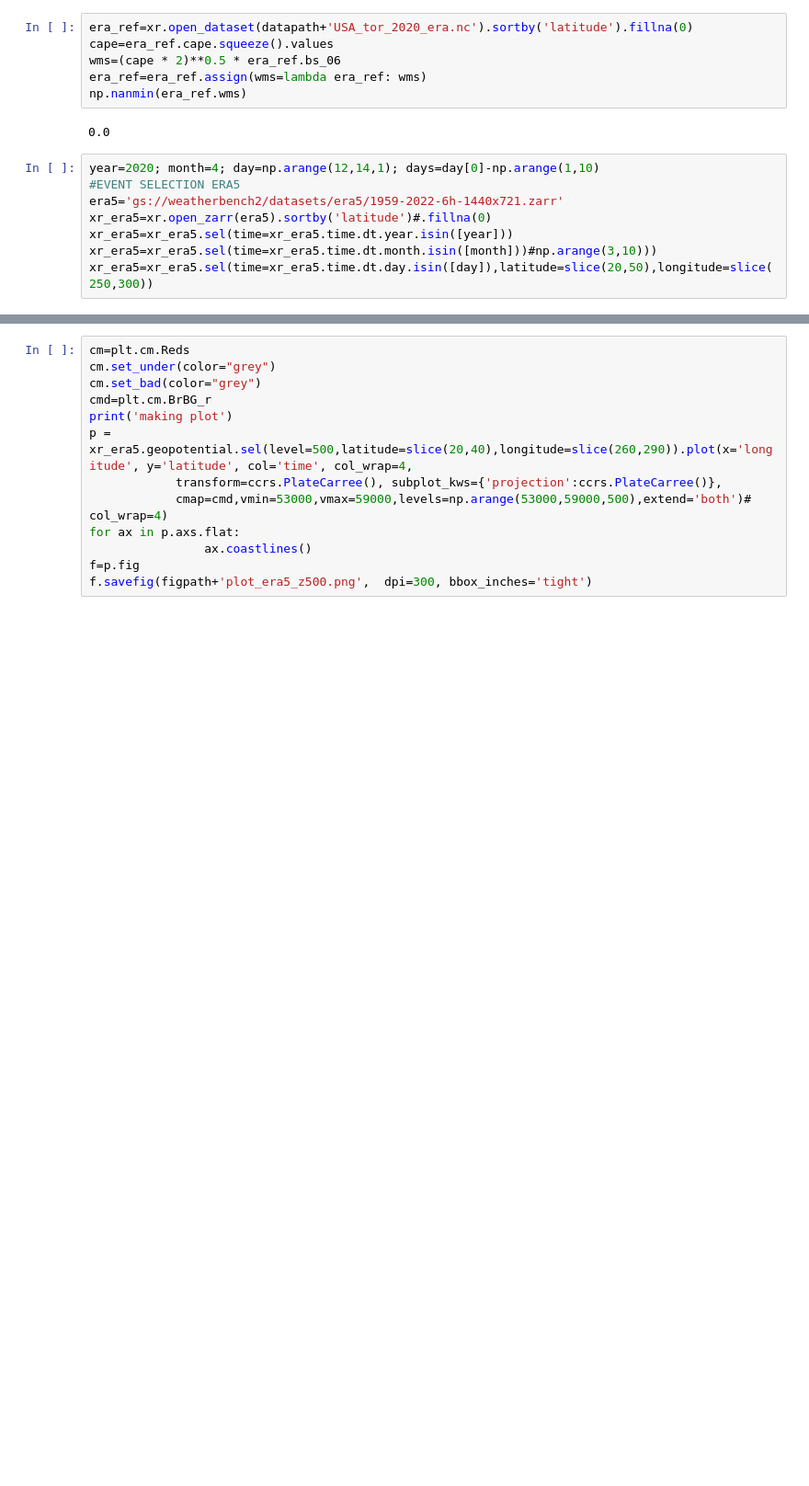
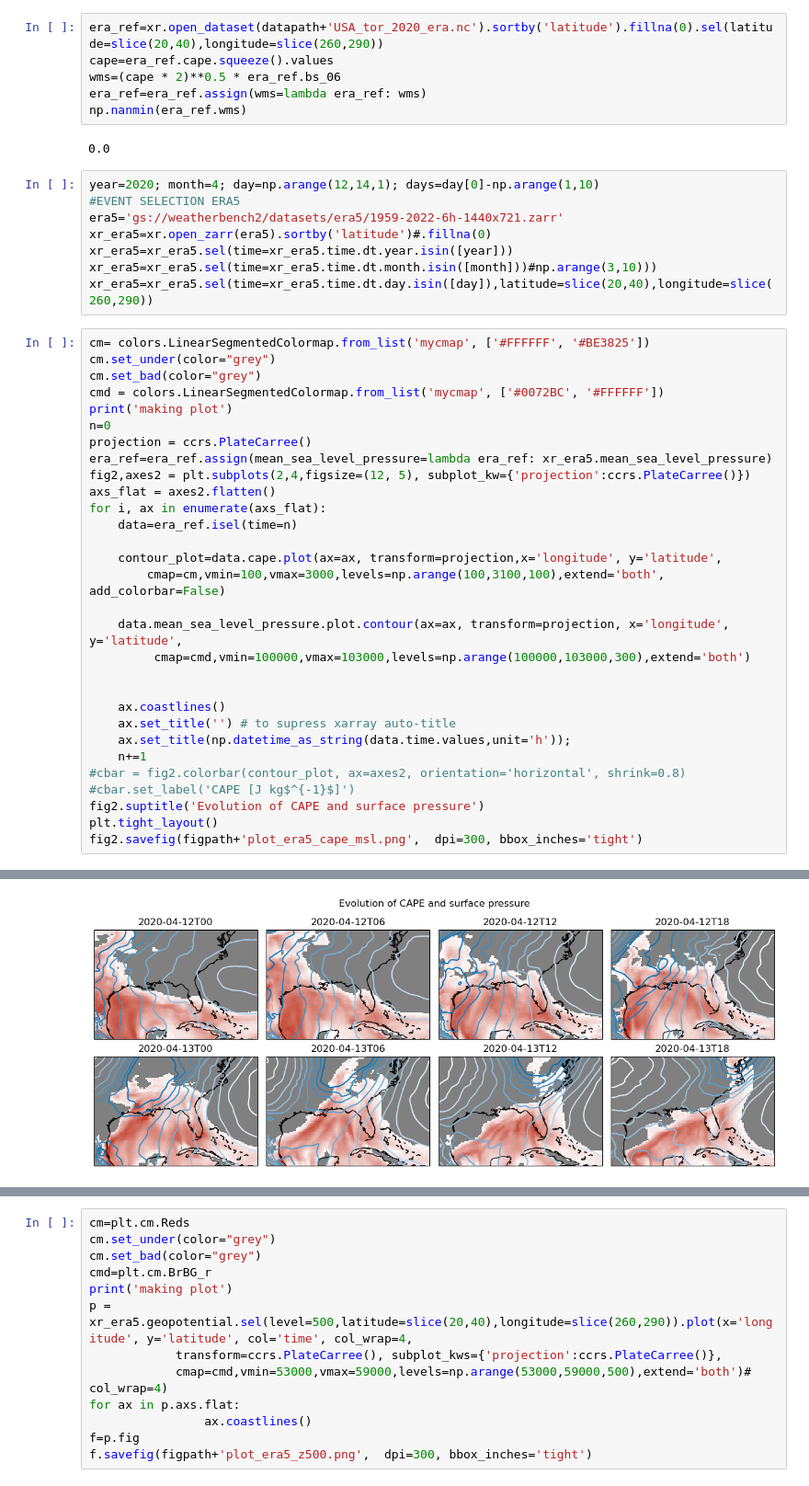
Before and after one commit to feldmann-m/AI-storm, a Jupyter notebook: devel/Case_vis.ipynb, the cells around one changed output, grey strips where cells are left out. Shown at 92% size. Cells and saved outputs as stored; diff of their text form; blank space fills up the shorter version.

```diff
--- a/devel/Case_vis.ipynb
+++ b/devel/Case_vis.ipynb
@@ -121,5 +126,5 @@ fcnv2_dawn
 # %%
-era_ref=xr.open_dataset(datapath+'USA_tor_2020_era.nc').sortby('latitude').fillna(0)
+era_ref=xr.open_dataset(datapath+'USA_tor_2020_era.nc').sortby('latitude').fillna(0).sel(latitude=slice(20,40),longitude=slice(260,290))
 cape=era_ref.cape.squeeze().values
 wms=(cape * 2)**0.5 * era_ref.bs_06
 era_ref=era_ref.assign(wms=lambda era_ref: wms)
@@ -133,4 +138,35 @@ era5='gs://weatherbench2/datasets/era5/1959-2022-6h-1440x721.zarr'
 xr_era5=xr.open_zarr(era5).sortby('latitude')#.fillna(0)
 xr_era5=xr_era5.sel(time=xr_era5.time.dt.year.isin([year]))
 xr_era5=xr_era5.sel(time=xr_era5.time.dt.month.isin([month]))#np.arange(3,10)))
-xr_era5=xr_era5.sel(time=xr_era5.time.dt.day.isin([day]),latitude=slice(20,50),longitude=slice(250,300))
+xr_era5=xr_era5.sel(time=xr_era5.time.dt.day.isin([day]),latitude=slice(20,40),longitude=slice(260,290))
+# %%
+cm= colors.LinearSegmentedColormap.from_list('mycmap', ['#FFFFFF', '#BE3825'])
+cm.set_under(color="grey")
+cm.set_bad(color="grey")
+cmd = colors.LinearSegmentedColormap.from_list('mycmap', ['#0072BC', '#FFFFFF'])
+print('making plot')
+n=0
+projection = ccrs.PlateCarree()
+era_ref=era_ref.assign(mean_sea_level_pressure=lambda era_ref: xr_era5.mean_sea_level_pressure)
+fig2,axes2 = plt.subplots(2,4,figsize=(12, 5), subplot_kw={'projection':ccrs.PlateCarree()})
+axs_flat = axes2.flatten()
+for i, ax in enumerate(axs_flat):
+    data=era_ref.isel(time=n)
+
+    contour_plot=data.cape.plot(ax=ax, transform=projection,x='longitude', y='latitude',
+        cmap=cm,vmin=100,vmax=3000,levels=np.arange(100,3100,100),extend='both', add_colorbar=False)
+
+    data.mean_sea_level_pressure.plot.contour(ax=ax, transform=projection, x='longitude', y='latitude',
+         cmap=cmd,vmin=100000,vmax=103000,levels=np.arange(100000,103000,300),extend='both')
+
+
+    ax.coastlines()
+    ax.set_title('') # to supress xarray auto-title
+    ax.set_title(np.datetime_as_string(data.time.values,unit='h'));
+    n+=1
+#cbar = fig2.colorbar(contour_plot, ax=axes2, orientation='horizontal', shrink=0.8)
+#cbar.set_label('CAPE [J kg$^{-1}$]')
+fig2.suptitle('Evolution of CAPE and surface pressure')
+plt.tight_layout()
+fig2.savefig(figpath+'plot_era5_cape_msl.png',  dpi=300, bbox_inches='tight')
+# %% [output]
@@ -136,0 +174 @@ xr_era5=xr_era5.sel(time=xr_era5.time.dt.day.isin([day]),latitude=slice(20,50),l
+[figure, added]
```
Also changed, not shown: parts of 3 cells of this notebook, 2 other files.
